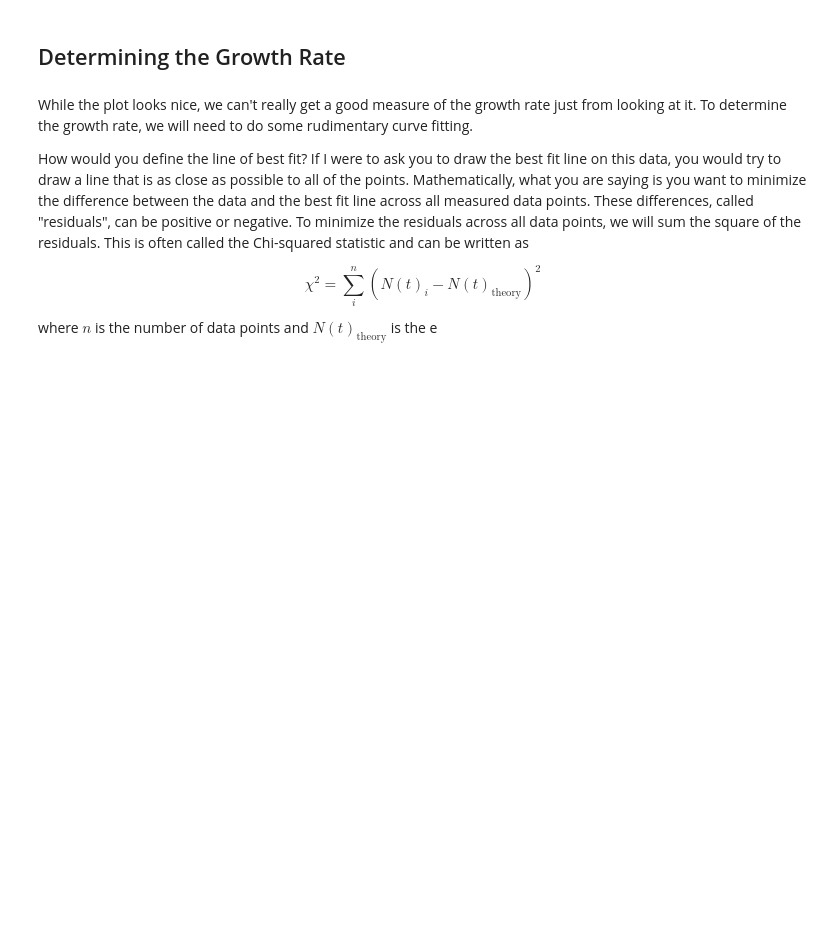
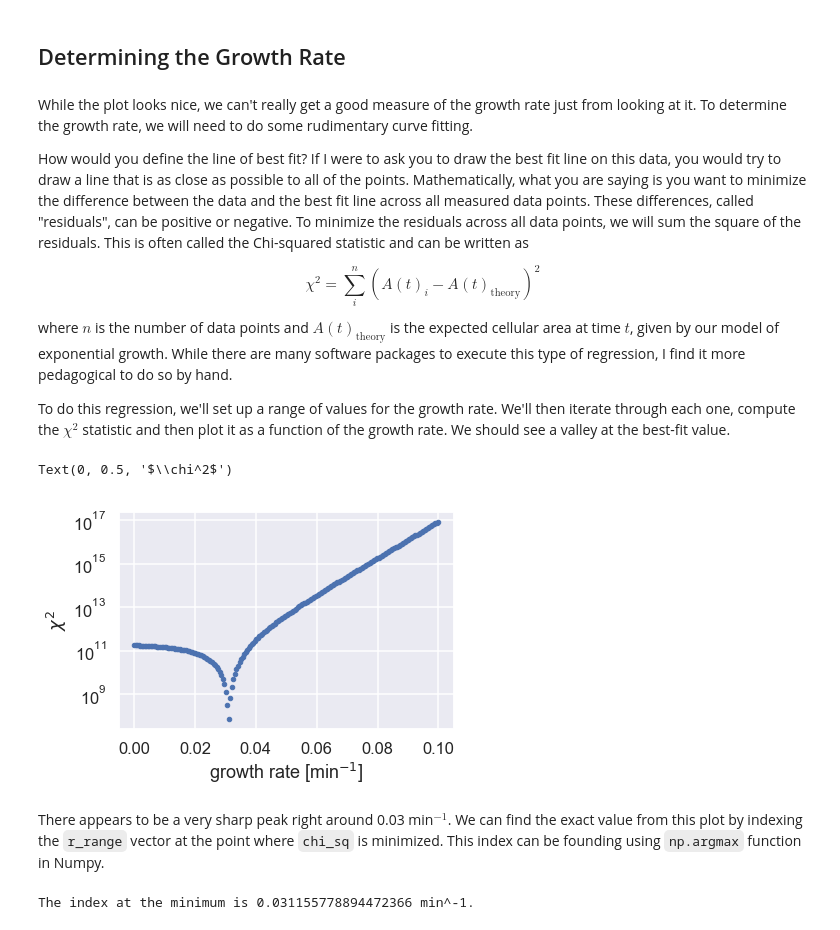
Before and after one commit to RPGroup-PBoC/ncbs_pboc, a Jupyter notebook: code/t1b_ecoli_growth.ipynb, the cells around one changed output. Cells and saved outputs as stored; diff of their text form; code cells hidden in the pictures; blank space fills up the shorter version.

Commit message:
Added finished image processing tutorial and related files

```diff
--- a/code/t1b_ecoli_growth.ipynb
+++ b/code/t1b_ecoli_growth.ipynb
@@ -225,6 +227,42 @@ While the plot looks nice, we can't really get a good measure of the growth rate
 How would you define the line of best fit? If I were to ask you to draw the best fit line on this data, you would try to draw a line that is as close as possible to all of the points. Mathematically, what you are saying is you want to minimize the difference between the data and the best fit line across all measured data points. These differences, called "residuals", can be positive or negative. To minimize the residuals across all data points, we will sum the square of the residuals. This is often called the Chi-squared statistic and can be written as
 
 $$
-\chi^2 = \sum \limits_i^n (N(t)_i - N(t)_\text{theory})^2 \tag{3}
+\chi^2 = \sum \limits_i^n (A(t)_i - A(t)_\text{theory})^2 \tag{3}
 $$
-where $n$ is the number of data points and $N(t)_\text{theory}$ is the e
+where $n$ is the number of data points and $A(t)_\text{theory}$ is the expected cellular area at time $t$, given by our model of exponential growth. While there are many software packages to execute this type of regression, I find it more pedagogical to do so by hand.
+
+To do this regression, we'll set up a range of values for the growth rate. We'll then iterate through each one, compute the $\chi^2$ statistic and then plot it as a function of the growth rate. We should see a valley at the best-fit value.
+# %%
+# Define the range of growth rates.
+r_range = np.linspace(0, 0.1, 200) # Choose 500 points
+
+# Set up an empty vector to store the chi squared value
+chi_sq = np.zeros(len(r_range))
+
+# Iterate through each possible growth rate.
+for i in range(len(r_range)):
+    # Compute the theoretical value at each time point.
+    theo = cell_area[0] * np.exp(r_range[i] * time_range)
+
+    # Compute the sum squared residuals.
+    chi_sq[i] = np.sum((cell_area - theo)**2)
+
+# Plot the chisq statistic
+plt.plot(r_range, chi_sq, '.')
+plt.yscale('log')
+
+# Add appropriate labels
+plt.xlabel('growth rate [min$^{-1}$]')
+plt.ylabel('$\chi^2$')
+# %% [output]
+Text(0, 0.5, '$\\chi^2$')
+[figure, added]
+# %% [markdown]
+There appears to be a very sharp peak right around 0.03 min$^{-1}$. We can find the exact value from this plot by indexing the `r_range` vector at the point where `chi_sq` is minimized. This index can be founding using `np.argmax` function in Numpy.
+# %%
+# Find the minimum of the chi_sq.
+min_ind = np.argmin(chi_sq)
+best_r = r_range[min_ind]
+print('The index at the minimum is ' + str(best_r) + ' min^-1.')
+# %% [output]
+The index at the minimum is 0.031155778894472366 min^-1.
```
Also changed, not shown: parts of 7 cells of this notebook, 1 other file.
